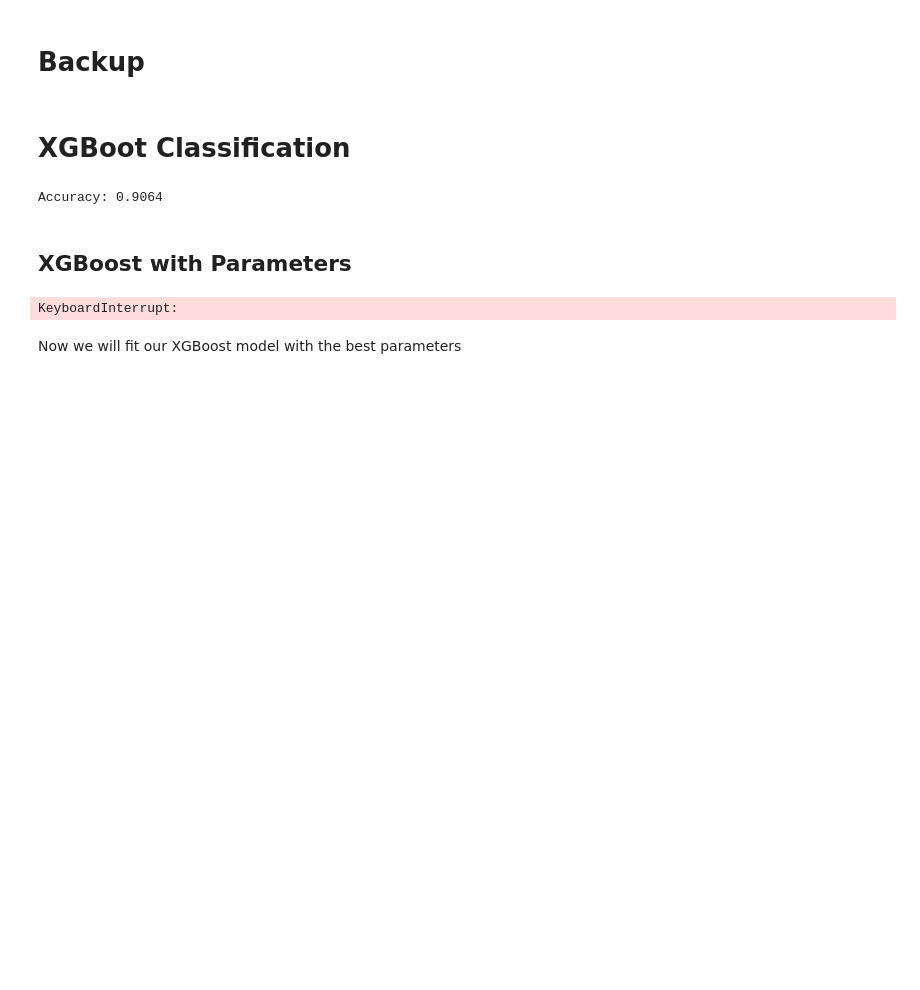
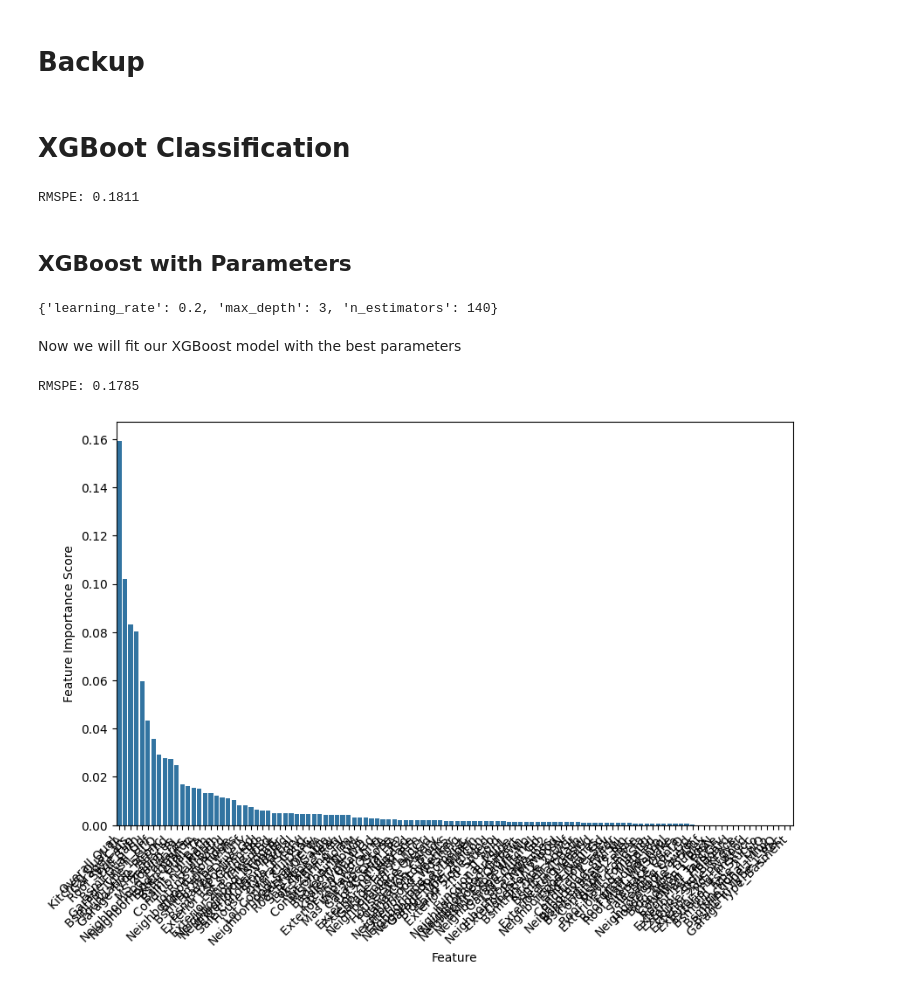
Before and after one commit to cnmi-ds-22/efitznm___Data-Science-Portfolio-C22, a Jupyter notebook: Modules/Module_4_Tree_Based_Methods/Projects/Instructions/Project.4-Spotify/Housing_Pass_06.ipynb, the cells around one changed output. Cells and saved outputs as stored; diff of their text form; code cells hidden in the pictures; blank space fills up the shorter version.

```diff
--- a/Modules/Module_4_Tree_Based_Methods/Projects/Instructions/Project.4-Spotify/Housing_Pass_06.ipynb
+++ b/Modules/Module_4_Tree_Based_Methods/Projects/Instructions/Project.4-Spotify/Housing_Pass_06.ipynb
@@ -135,18 +135,18 @@ df = df3.copy()
 # XGBoot Classification
 # %%
 numLoops = 10
-acc_xgb  = np.zeros(numLoops)
+rmspe_xgb = np.zeros(numLoops)
 
 for idx in range(0, numLoops):
   X_train, X_test, y_train, y_test = train_test_split(X_features, y_target, test_size=0.15)
-  xgbc = xgb.XGBClassifier(objective='binary:logistic', eval_metric='logloss', verbosity=0, seed=10, n_jobs=-1)
-  xgbc.fit(X_train, y_train)
-  y_pred_xgb = xgbc.predict(X_test)
-  acc_xgb[idx] = accuracy_score(y_test, y_pred_xgb)
+  xgbr = xgb.XGBRegressor(objective='reg:squarederror', verbosity=0, seed=10, n_jobs=-1)
+  xgbr.fit(X_train, y_train)
+  y_pred_xgb = xgbr.predict(X_test)
+  rmspe_xgb[idx] = np.sqrt(np.mean(((y_test - y_pred_xgb) / y_test) ** 2))
 
-print(f'Accuracy: {acc_xgb.mean():.4f}')
+print(f'RMSPE: {rmspe_xgb.mean():.4f}')
 # %% [output]
-Accuracy: 0.9064
+RMSPE: 0.1811
 # %% [markdown]
 ## XGBoost with Parameters
 # %%
@@ -159,9 +159,9 @@ param_test = {
 
 # Perform the grid search
 gsearch = GridSearchCV(
-    estimator = xgb.XGBClassifier(objective='binary:logistic', eval_metric='logloss', seed=10, n_jobs=-1),
+    estimator = xgb.XGBRegressor(objective='reg:squarederror', seed=10, n_jobs=-1),
     param_grid = param_test,
-    scoring = 'accuracy',
+    scoring = 'neg_root_mean_squared_error',
     cv = 5,
 )
 
@@ -172,36 +172,39 @@ model = gsearch.fit(X_train, y_train)
 # See grid search results
 print(model.best_params_)
 # %% [output]
-KeyboardInterrupt:
+{'learning_rate': 0.2, 'max_depth': 3, 'n_estimators': 140}
 # %% [markdown]
 Now we will fit our XGBoost model with the best parameters
 # %%
 params = model.best_params_
 
 numLoops = 100
-acc_xgb  = np.zeros(numLoops)
+rmspe_xgb = np.zeros(numLoops)
 
 for idx in range(0, numLoops):
   X_train, X_test, y_train, y_test = train_test_split(X_features, y_target, test_size=0.15)
-  xgbc = xgb.XGBClassifier(
-      objective='binary:logistic',
-      eval_metric='logloss',
+  xgbr = xgb.XGBRegressor(
+      objective='reg:squarederror',
       verbosity=0,
       **params,
       seed=10,
       n_jobs=-1
   )
-  xgbc.fit(X_train, y_train)
-  y_pred_xgb = xgbc.predict(X_test)
-  acc_xgb[idx] = accuracy_score(y_test, y_pred_xgb)
+  xgbr.fit(X_train, y_train)
+  y_pred_xgb = xgbr.predict(X_test)
+  rmspe_xgb[idx] = np.sqrt(np.mean(((y_test - y_pred_xgb) / y_test) ** 2))
 
-print(f'Accuracy: {acc_xgb.mean():.4f}')
+print(f'RMSPE: {rmspe_xgb.mean():.4f}')
+# %% [output]
+RMSPE: 0.1785
 # %%
-feat_imp = pd.Series(xgbc.feature_importances_, index=X_features.columns).sort_values(ascending=False)
+feat_imp = pd.Series(xgbr.feature_importances_, index=X_features.columns).sort_values(ascending=False)
 plt.figure(figsize=(10, 6))
 sns.barplot(x=feat_imp.index, y=feat_imp.values)
 plt.xticks(rotation=45, ha='right')
 plt.xlabel('Feature')
 plt.ylabel('Feature Importance Score') ;
+# %% [output]
+[figure, added]
 # %%
 (feat_imp.sort_values( ascending = False )*100).cumsum()
```
Also changed, not shown: parts of 8 cells of this notebook.
